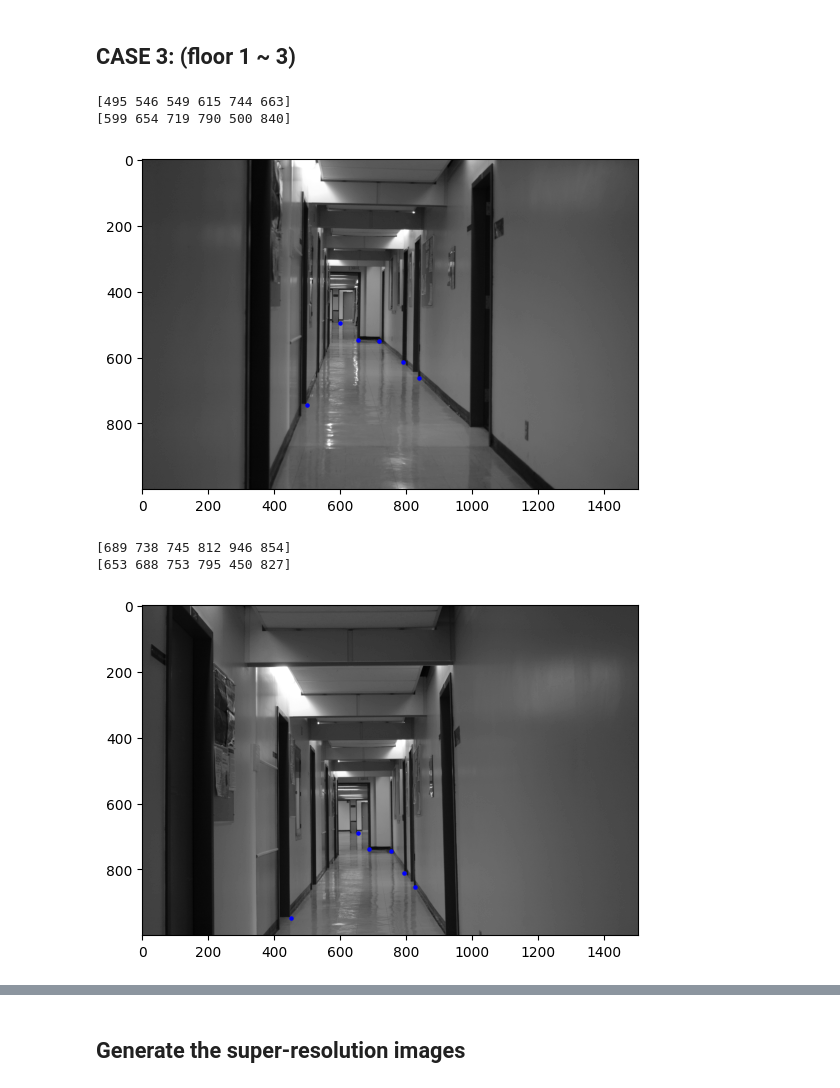
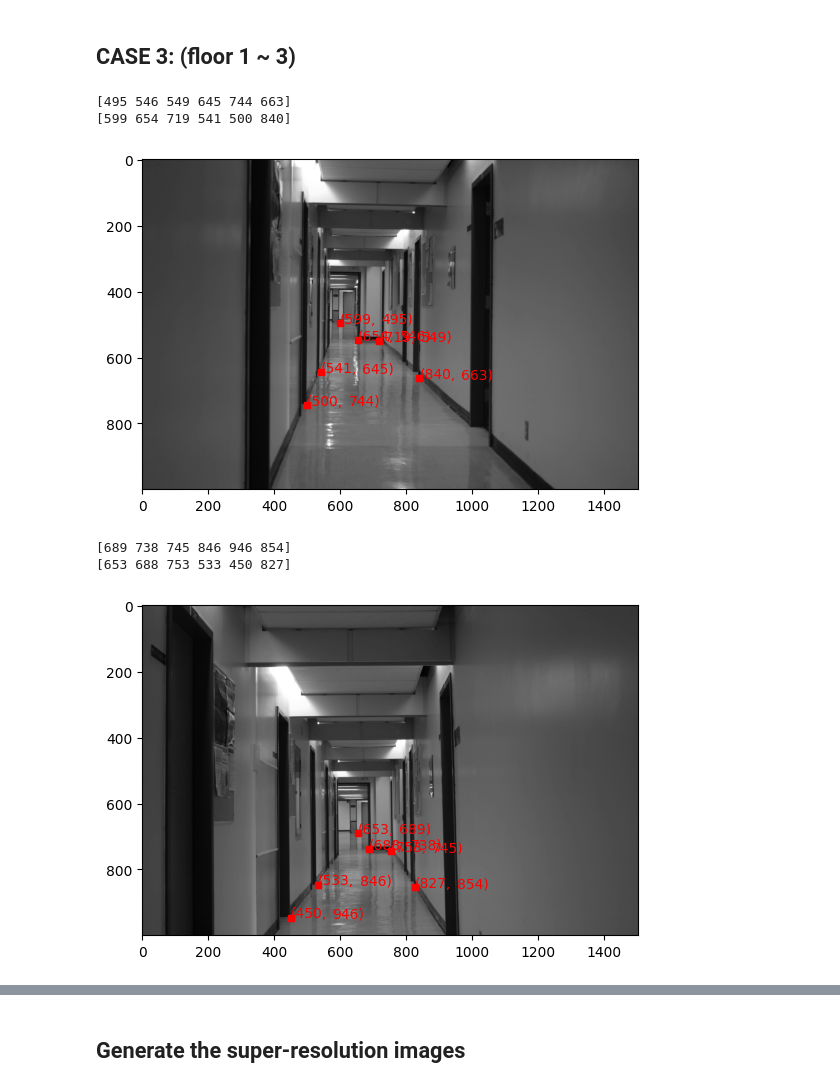
Before and after one commit to blairyeung/CSC420_Assignment_4, a Jupyter notebook: q4.ipynb, the cells around one changed output, grey strips where cells are left out. Saved outputs shown, nothing was run; the diff lists cells and outputs as text; code cells hidden in the pictures.

```diff
--- a/q4.ipynb
+++ b/q4.ipynb
@@ -26,8 +25,13 @@ def get_image(path, coloring=cv2.IMREAD_GRAYSCALE):
     return rgb_image, grey_image, resized_image
 # %%
 def label_points(image, points):
+    fig = plt.figure()
+    ax = fig.add_subplot(111)
     plt.imshow(image, cmap='gray')
-    plt.scatter(points[1], points[0], s=5, color='blue')
+    plt.scatter(points[1], points[0], marker='s', s=15, color='red')
+    for i,j in zip(points[1], points[0]):
+        ax.annotate('%s)' %j, xy=(i,j), xytext=(30,0), textcoords='offset points', color='red', size=10)
+        ax.annotate('(%s,' %i, xy=(i,j), color='red', size=10)
     plt.show()
     return None
 # %%
@@ -253,7 +266,7 @@ label_est_homography(hallway_3, estimated, actual)
 p11 = [495, 599]
 p12 = [546, 654]
 p13 = [549, 719]
-p14 = [615, 790]
+p14 = [645, 541]
 p15 = [744, 500]
 p16 = [663, 840]
 
@@ -264,27 +277,27 @@ print(points_3_1[0])
 print(points_3_1[1])
 label_points(hallway_1_grey, points_3_1)
 # %% [output]
-[495 546 549 615 744 663]
-[599 654 719 790 500 840]
+[495 546 549 645 744 663]
+[599 654 719 541 500 840]
-[figure, old version]
+[figure, new version]
 # %%
 p21 = [689, 653]
 p22 = [738, 688]
 p23 = [745, 753]
-p24 = [812, 795]
+p24 = [846, 533]
 p25 = [946, 450]
 p26 = [854, 827]
 
 points_3_2 = [p21, p22, p23, p24, p25, p26]
 points_3_2 = np.array(points_3_2)
 points_3_2= points_3_2.transpose((1, 0))
 print(points_3_2[0])
 print(points_3_2[1])
 label_points(hallway_3_grey, points_3_2)
 # %% [output]
-[689 738 745 812 946 854]
-[653 688 753 795 450 827]
+[689 738 745 846 946 854]
+[653 688 753 533 450 827]
-[figure, old version]
+[figure, new version]
 # %%
 A3 = find_matrix(pairs=no_pairs, p1=points_3_1, p2=points_3_2)
 M3 = compute_homography(A3)
```
Also changed, not shown: parts of 18 cells of this notebook, 10 other files.
